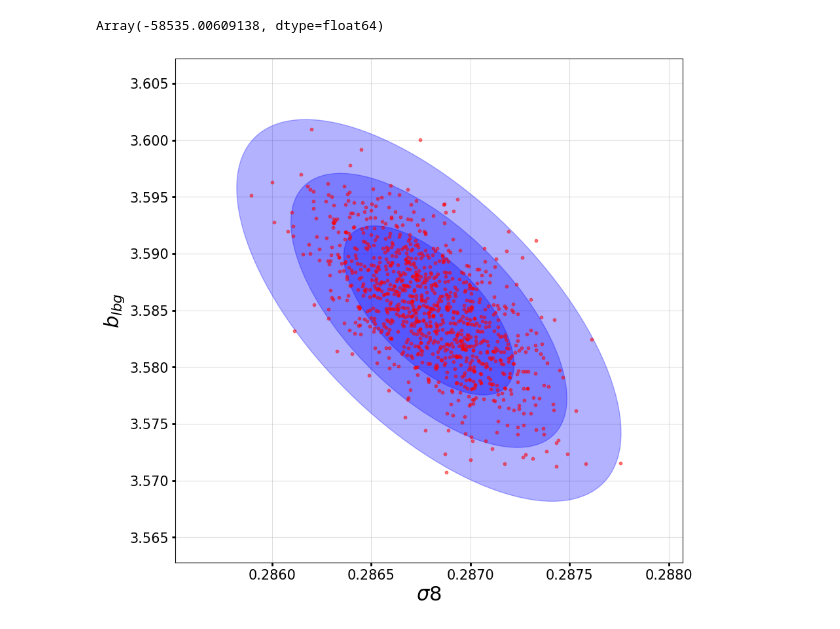
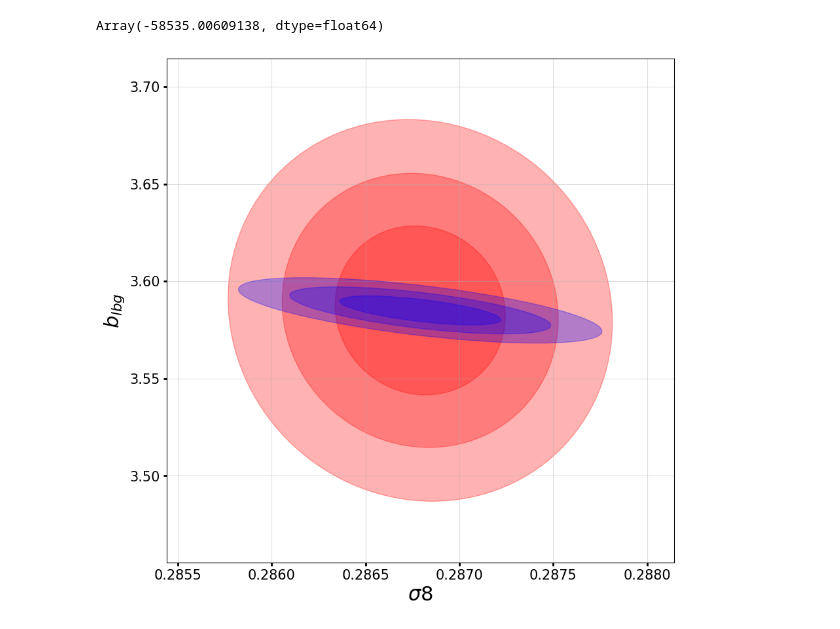
Before and after one commit to fpetri115/LBGforecast, a Jupyter notebook: tests_likelihood.ipynb, the cells around one changed output. Saved outputs shown, nothing was run; the diff lists cells and outputs as text; code cells hidden in the pictures.

```diff
--- a/tests_likelihood.ipynb
+++ b/tests_likelihood.ipynb
@@ -126,35 +126,35 @@ for i in range(nparams):
             plot_contours(F, params, j, i, K=5.991, fill=True,color='b', resize= True, alpha=0.3, zorder=5)
             #plot_contours(F, params, j, i, K=9.210, fill=True,color='b', resize= True, alpha=0.3, zorder=5)
             plot_contours(F, params, j, i, K=11.618, fill=True,color='b', resize= True, alpha=0.3, zorder=5)
 
-            #plot_contours(F_marg, params, j, i, K=2.279, fill=True,color='r', resize= True, alpha=0.3, zorder=1)
-            #plot_contours(F_marg, params, j, i, K=5.991, fill=True,color='r', resize= True, alpha=0.3, zorder=1)
+            plot_contours(F_marg, params, j, i, K=2.279, fill=True,color='r', resize= True, alpha=0.3, zorder=1)
+            plot_contours(F_marg, params, j, i, K=5.991, fill=True,color='r', resize= True, alpha=0.3, zorder=1)
             #plot_contours(F_marg, params, j, i, K=9.210, fill=True,color='r', resize= True, alpha=0.3, zorder=1)
-            #plot_contours(F_marg, params, j, i, K=11.618, fill=True,color='r', resize= True, alpha=0.3, zorder=1)
+            plot_contours(F_marg, params, j, i, K=11.618, fill=True,color='r', resize= True, alpha=0.3, zorder=1)
 
 
             if(j == 0):
                 plt.ylabel(labels[i], fontsize = 22)
 
             if(i == nparams-1):
                 plt.xlabel(labels[j], fontsize = 22)
 
             plt.tick_params(axis="x", width = 2, labelsize=15)
             plt.tick_params(axis="y", width = 2, labelsize=15)
 
             if(i < len(params) - 1):
                 plt.tick_params(
                     axis='x',          # changes apply to the x-axis
                     which='both',      # both major and minor ticks are affected
                     bottom=False,      # ticks along the bottom edge are off
                     labelbottom=False)
 
             if(j > 0):
                 plt.tick_params(
                     axis='y',          # changes apply to the x-axis
                     which='both',      # both major and minor ticks are affected
                     left=False,      # ticks along the bottom edge are off
                     labelleft=False)
-            plt.scatter(randnos[:,0], randnos[:, 1], c ='r', zorder=100, alpha=.5, s=10)
+            #plt.scatter(randnos[:,0], randnos[:, 1], c ='r', zorder=100, alpha=.5, s=10)
 # %% [output]
-[figure, old version]
+[figure, new version]
```
